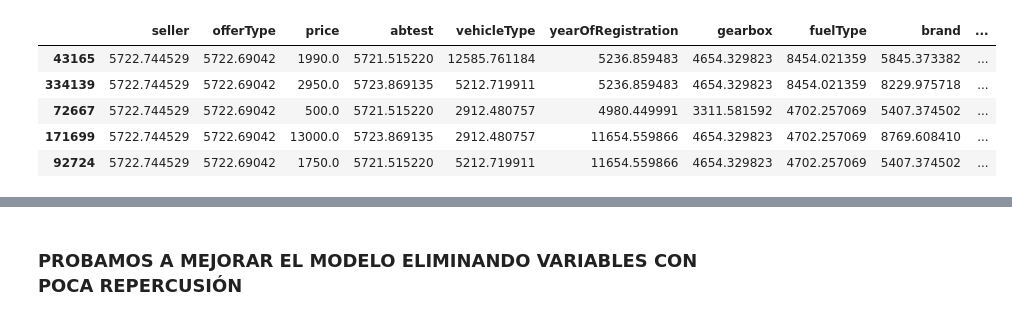
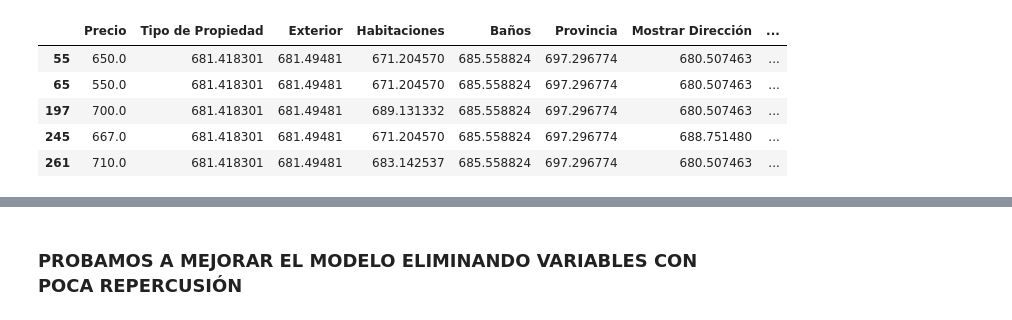
Before and after one commit to SrAlcast/Proyecto7-PrediccionCasas, a Jupyter notebook: notebooks/2-Modeling/2-DecisionTreeRegressor.ipynb, the cells around one changed output, grey strips where cells are left out. Saved outputs shown, nothing was run; the diff lists cells and outputs as text; code cells hidden in the pictures.

```diff
--- a/notebooks/2-Modeling/2-DecisionTreeRegressor.ipynb
+++ b/notebooks/2-Modeling/2-DecisionTreeRegressor.ipynb
@@ -29,14 +24,14 @@ from sklearn.model_selection import train_test_split, GridSearchCV
 from sklearn.metrics import r2_score, mean_squared_error, mean_absolute_error
 # %%
 #Lectura de csv
-df = pd.read_csv("../data/df_te.csv")
+df = pd.read_csv("../../data/df_te.csv")
 df.sample(5)
 # %% [output]
-|  | seller | offerType | price | abtest | vehicleType | yearOfRegistration | gearbox | fuelType | brand | ... |
-| 43165 | 5722.744529 | 5722.69042 | 1990.0 | 5721.515220 | 12585.761184 | 5236.859483 | 4654.329823 | 8454.021359 | 5845.373382 | ... |
-| 334139 | 5722.744529 | 5722.69042 | 2950.0 | 5723.869135 | 5212.719911 | 5236.859483 | 4654.329823 | 8454.021359 | 8229.975718 | ... |
-| 72667 | 5722.744529 | 5722.69042 | 500.0 | 5721.515220 | 2912.480757 | 4980.449991 | 3311.581592 | 4702.257069 | 5407.374502 | ... |
-| 171699 | 5722.744529 | 5722.69042 | 13000.0 | 5723.869135 | 2912.480757 | 11654.559866 | 4654.329823 | 4702.257069 | 8769.608410 | ... |
-| 92724 | 5722.744529 | 5722.69042 | 1750.0 | 5721.515220 | 5212.719911 | 11654.559866 | 4654.329823 | 4702.257069 | 5407.374502 | ... |
+|  | Precio | Tipo de Propiedad | Exterior | Habitaciones | Baños | Provincia | Mostrar Dirección | ... |
+| 55 | 650.0 | 681.418301 | 681.49481 | 671.204570 | 685.558824 | 697.296774 | 680.507463 | ... |
+| 65 | 550.0 | 681.418301 | 681.49481 | 671.204570 | 685.558824 | 697.296774 | 680.507463 | ... |
+| 197 | 700.0 | 681.418301 | 681.49481 | 689.131332 | 685.558824 | 697.296774 | 680.507463 | ... |
+| 245 | 667.0 | 681.418301 | 681.49481 | 671.204570 | 685.558824 | 697.296774 | 688.751480 | ... |
+| 261 | 710.0 | 681.418301 | 681.49481 | 683.142537 | 685.558824 | 697.296774 | 680.507463 | ... |
 # %%
 # Creacion de x (variables explicativas) e y (variable respuesta)
```
Also changed, not shown: parts of 41 cells of this notebook, 15 other files.
